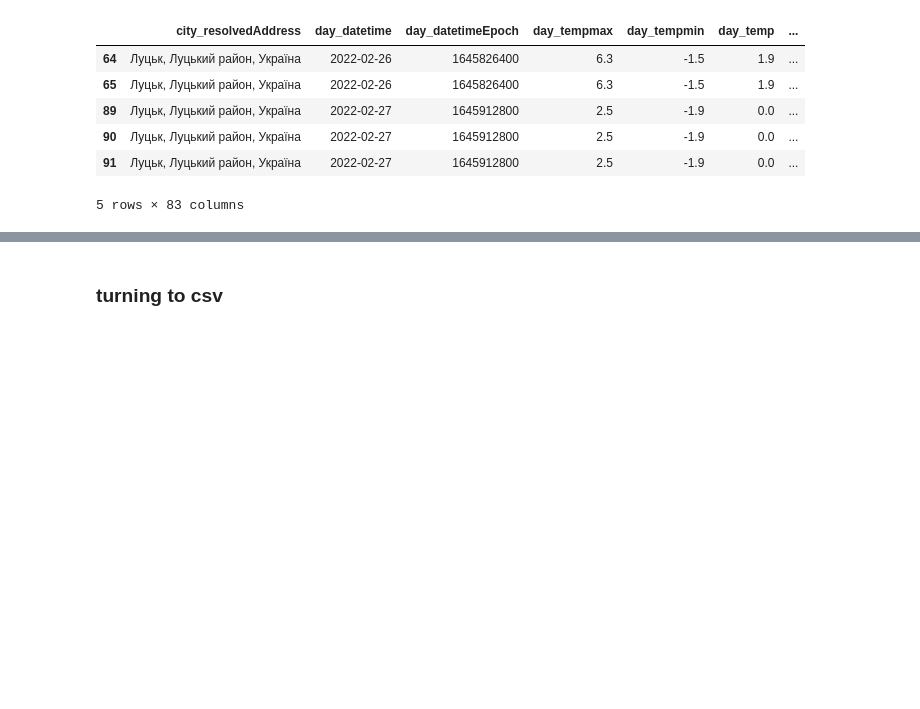
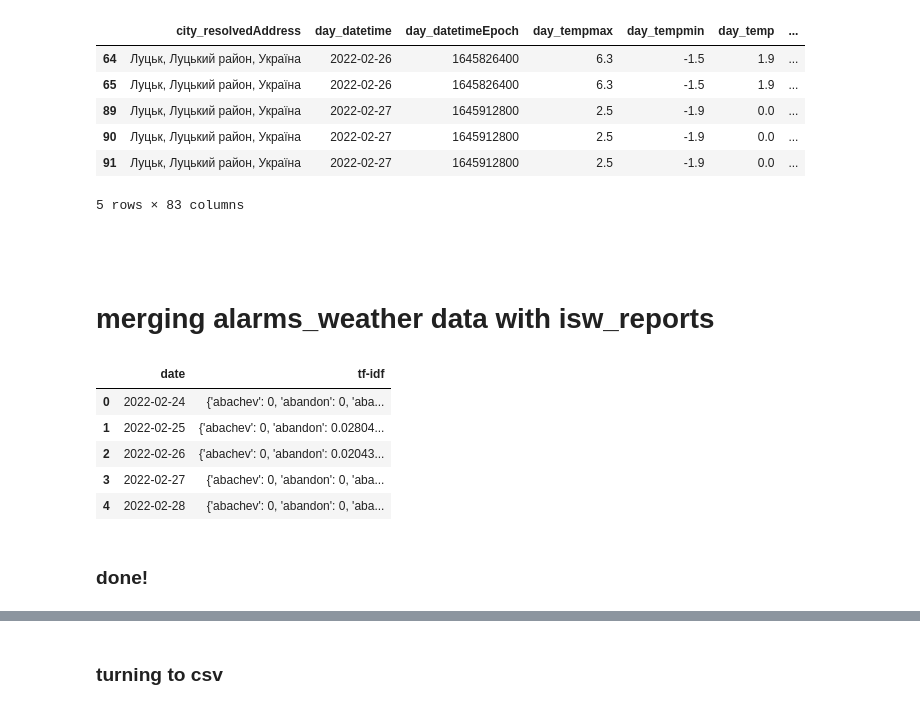
Before and after one commit to texasiaa/Homework-2, a Jupyter notebook: main_dataset.ipynb, the cells around one changed output, grey strips where cells are left out. Saved outputs shown, nothing was run; the diff lists cells and outputs as text; code cells hidden in the pictures; blank space fills up the shorter version.

```diff
--- a/main_dataset.ipynb
+++ b/main_dataset.ipynb
@@ -195,3 +229,16 @@ alarms_weather[alarms_weather['alarm_hourEpoch']>0].head(5)
 | 90 | Луцьк, Луцький район, Україна | 2022-02-27 | 1645912800 | 2.5 | -1.9 | 0.0 | ... |
 | 91 | Луцьк, Луцький район, Україна | 2022-02-27 | 1645912800 | 2.5 | -1.9 | 0.0 | ... |
 5 rows × 83 columns
+# %% [markdown]
+#
+# %% [markdown]
+# merging alarms_weather data with isw_reports
+# %%
+isw_reports.head(5)
+# %% [output]
+|  | date | tf-idf |
+| 0 | 2022-02-24 | {'abachev': 0, 'abandon': 0, 'aba... |
+| 1 | 2022-02-25 | {'abachev': 0, 'abandon': 0.02804... |
+| 2 | 2022-02-26 | {'abachev': 0, 'abandon': 0.02043... |
+| 3 | 2022-02-27 | {'abachev': 0, 'abandon': 0, 'aba... |
+| 4 | 2022-02-28 | {'abachev': 0, 'abandon': 0, 'aba... |
@@ -197,0 +253,2 @@ alarms_weather[alarms_weather['alarm_hourEpoch']>0].head(5)
+# %% [markdown]
+### done!
```
Also changed, not shown: parts of 32 cells of this notebook.
